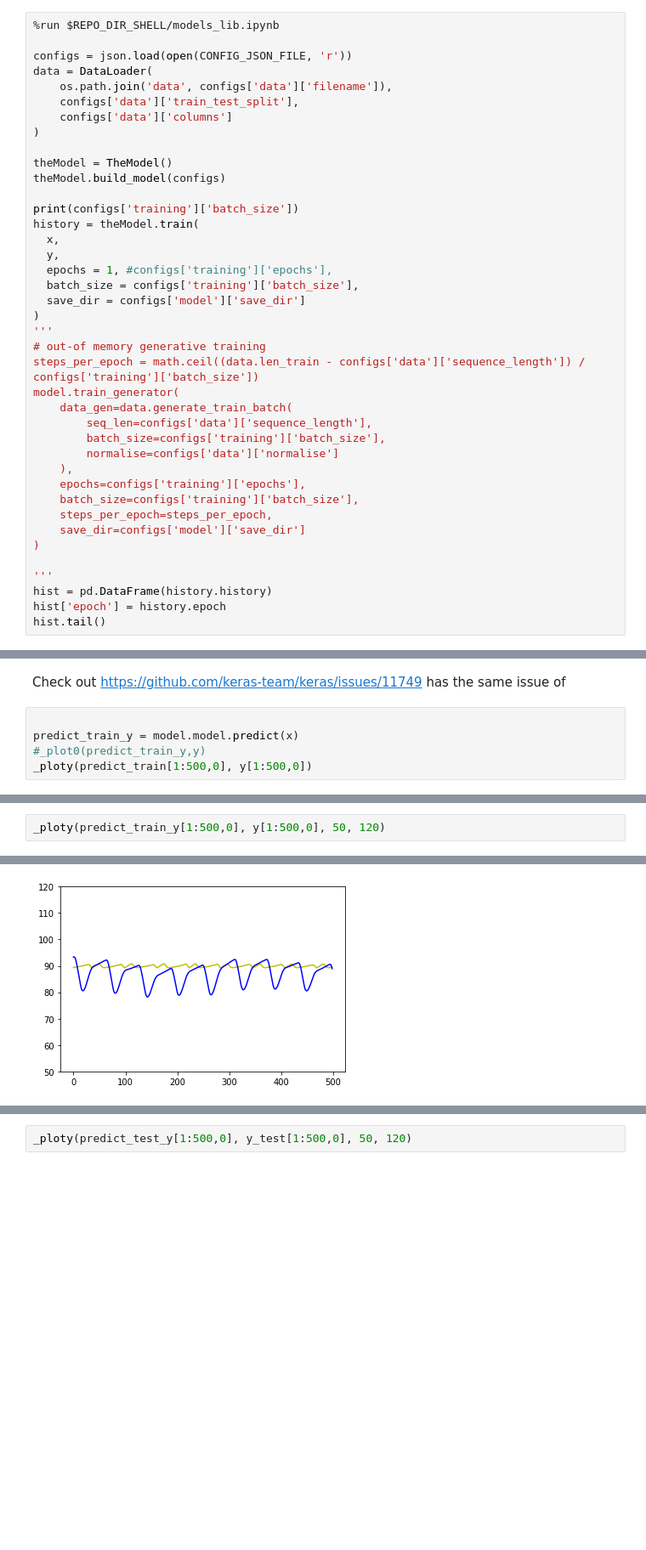
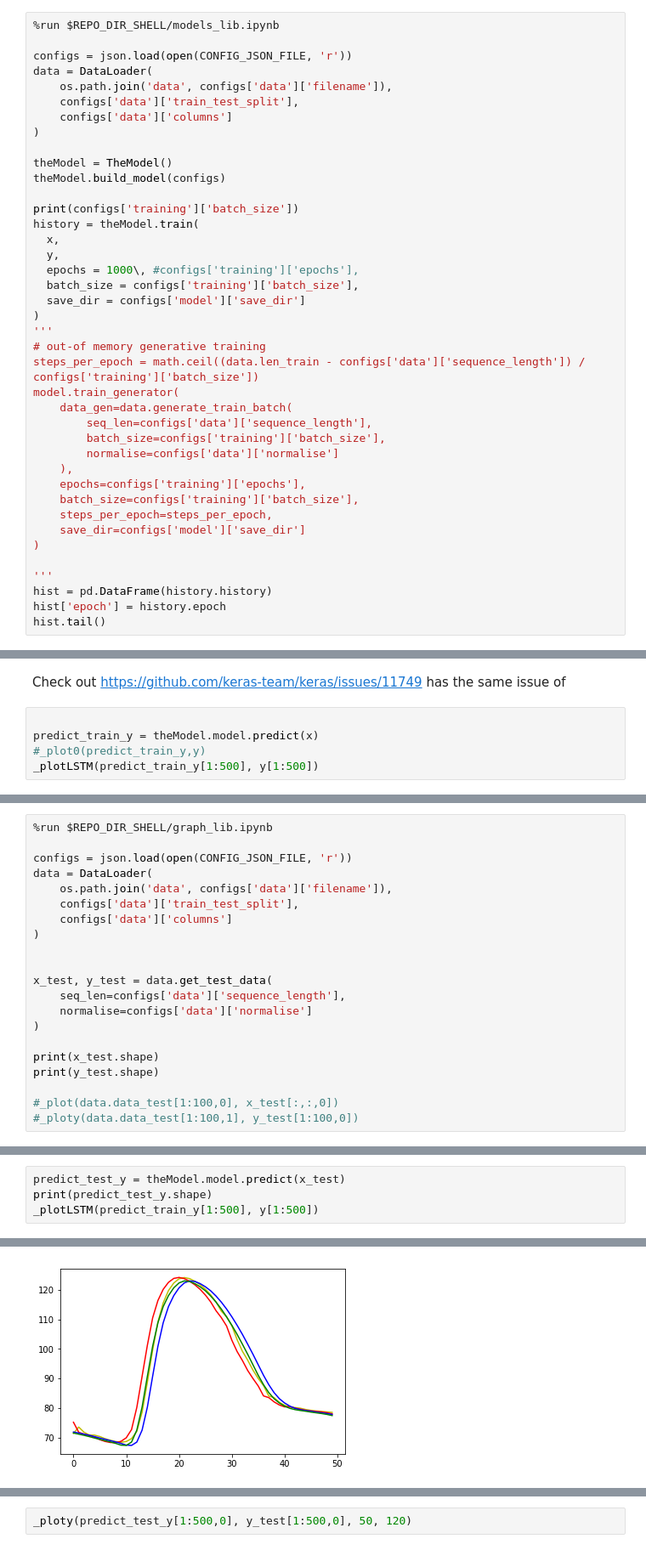
Before and after one commit to hossein20s/Average_Blood_Pressure_estimation, a Jupyter notebook: PPG2BloodPressure.ipynb, the cells around one changed output, grey strips where cells are left out. Shown at 85% size. Saved outputs shown, nothing was run; the diff lists cells and outputs as text; blank space fills up the shorter version.

Commit message:
1000 epochs almost perfect

```diff
--- a/PPG2BloodPressure.ipynb
+++ b/PPG2BloodPressure.ipynb
@@ -486,7 +153,7 @@ print(configs['training']['batch_size'])
 history = theModel.train(
   x,
   y,
-  epochs = 1, #configs['training']['epochs'],
+  epochs = 1000\, #configs['training']['epochs'],
   batch_size = configs['training']['batch_size'],
   save_dir = configs['model']['save_dir']
 )
@@ -533,6 +204,6 @@ Time taken: 0:00:10.302367
 Check out https://github.com/keras-team/keras/issues/11749 has the same issue of
 # %%
 
-predict_train_y = model.model.predict(x)
+predict_train_y = theModel.model.predict(x)
 #_plot0(predict_train_y,y)
-_ploty(predict_train[1:500,0], y[1:500,0])
+_plotLSTM(predict_train_y[1:500], y[1:500])
@@ -538,0 +212,21 @@ _ploty(predict_train[1:500,0], y[1:500,0])
+# %%
+%run $REPO_DIR_SHELL/graph_lib.ipynb
+
+configs = json.load(open(CONFIG_JSON_FILE, 'r'))
+data = DataLoader(
+	os.path.join('data', configs['data']['filename']),
+	configs['data']['train_test_split'],
+	configs['data']['columns']
+)
+
+
+x_test, y_test = data.get_test_data(
+    seq_len=configs['data']['sequence_length'],
+    normalise=configs['data']['normalise']
+)
+
+print(x_test.shape)
+print(y_test.shape)
+
+#_plot(data.data_test[1:100,0], x_test[:,:,0])
+#_ploty(data.data_test[1:100,1], y_test[1:100,0])
@@ -539,3 +247,5 @@ _ploty(predict_train[1:500,0], y[1:500,0])
 # %%
-_ploty(predict_train_y[1:500,0], y[1:500,0], 50, 120)
+predict_test_y = theModel.model.predict(x_test)
+print(predict_test_y.shape)
+_plotLSTM(predict_train_y[1:500], y[1:500])
 # %% [output]
@@ -542 +253 @@ _ploty(predict_train_y[1:500,0], y[1:500,0], 50, 120)
-[figure, old version]
+[figure, new version]
```
Also changed, not shown: parts of 14 cells of this notebook.
